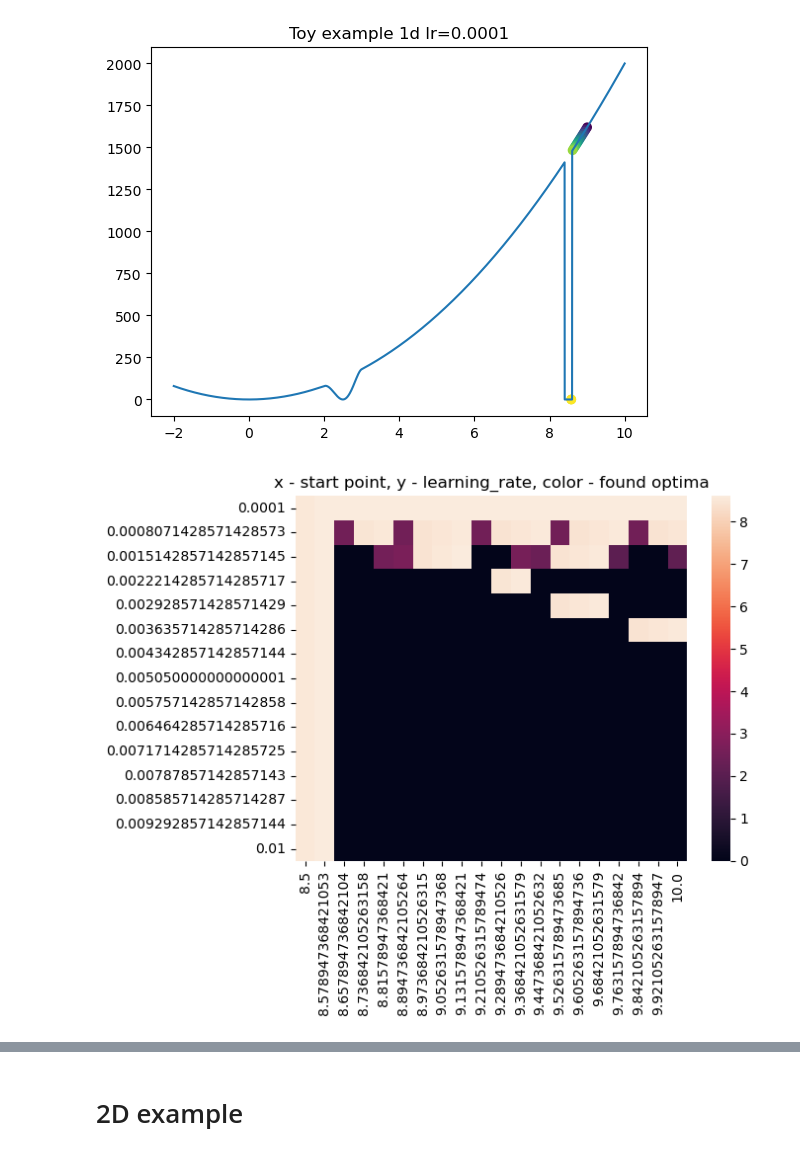
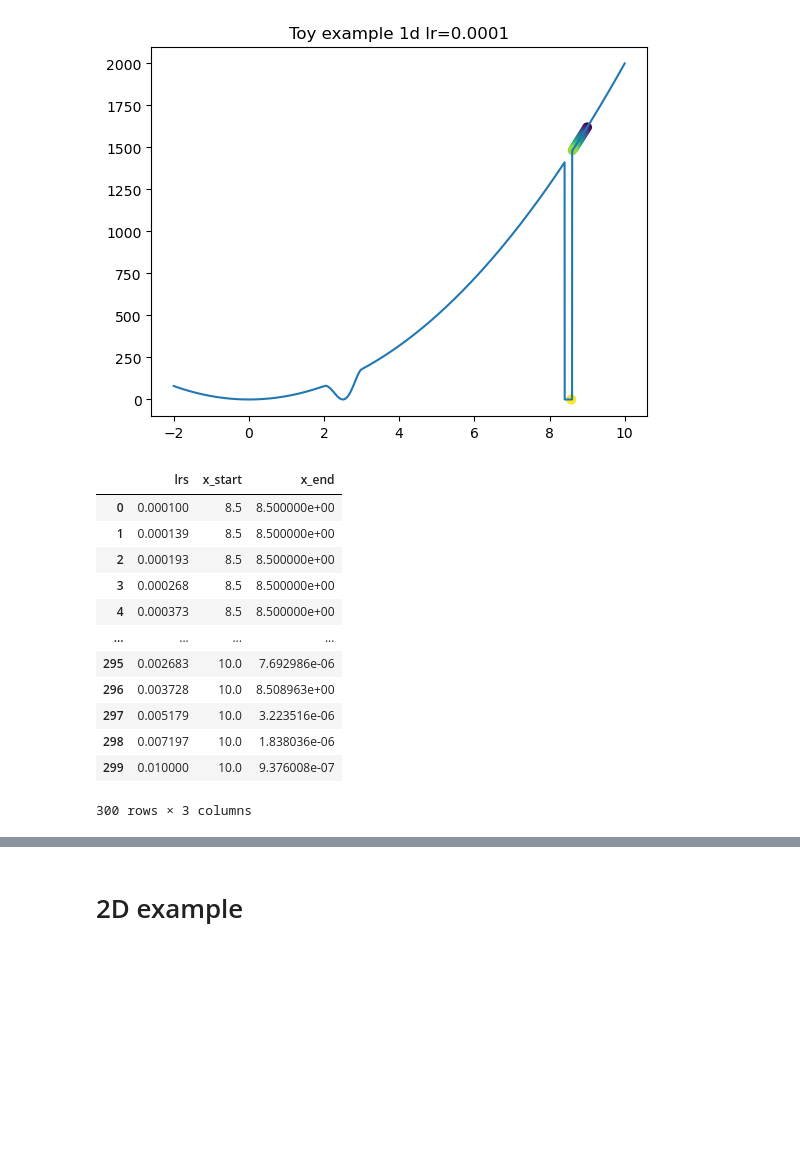
Before and after one commit to grach0v/optimization_large_lr, a Jupyter notebook: experiments/main.ipynb, the cells around one changed output, grey strips where cells are left out. Saved outputs shown, nothing was run; the diff lists cells and outputs as text; code cells hidden in the pictures; blank space fills up the shorter version.

```diff
--- a/experiments/main.ipynb
+++ b/experiments/main.ipynb
@@ -110,7 +121,18 @@ for (lr_i, lr), (x_start_i, x_start) in tqdm(
-# %%
-plt.title('x - start point, y - learning_rate, color - found optima')
-
-sns.heatmap(x_ends, yticklabels=lrs, xticklabels=x_starts)
-plt.show()
-# %% [output]
-[figure, removed]
+# %%
+x_ends_df = pd.DataFrame(x_ends, columns=x_starts).assign(lrs=lrs)
+x_ends_df = x_ends_df.melt(id_vars='lrs', var_name='x_start', value_name='x_end')
+x_ends_df
+# %% [output]
+|  | lrs | x_start | x_end |
+| 0 | 0.000100 | 8.5 | 8.500000e+00 |
+| 1 | 0.000139 | 8.5 | 8.500000e+00 |
+| 2 | 0.000193 | 8.5 | 8.500000e+00 |
+| 3 | 0.000268 | 8.5 | 8.500000e+00 |
+| 4 | 0.000373 | 8.5 | 8.500000e+00 |
+| ... | ... | ... | ... |
+| 295 | 0.002683 | 10.0 | 7.692986e-06 |
+| 296 | 0.003728 | 10.0 | 8.508963e+00 |
+| 297 | 0.005179 | 10.0 | 3.223516e-06 |
+| 298 | 0.007197 | 10.0 | 1.838036e-06 |
+| 299 | 0.010000 | 10.0 | 9.376008e-07 |
+300 rows × 3 columns
```
Also changed, not shown: parts of 17 cells of this notebook, 10 other files.
